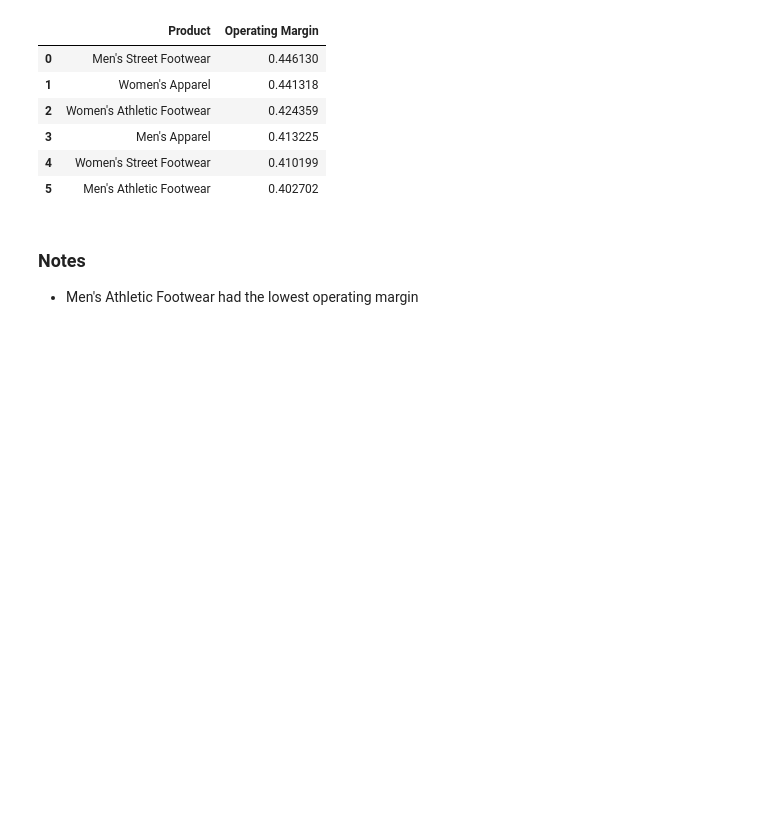
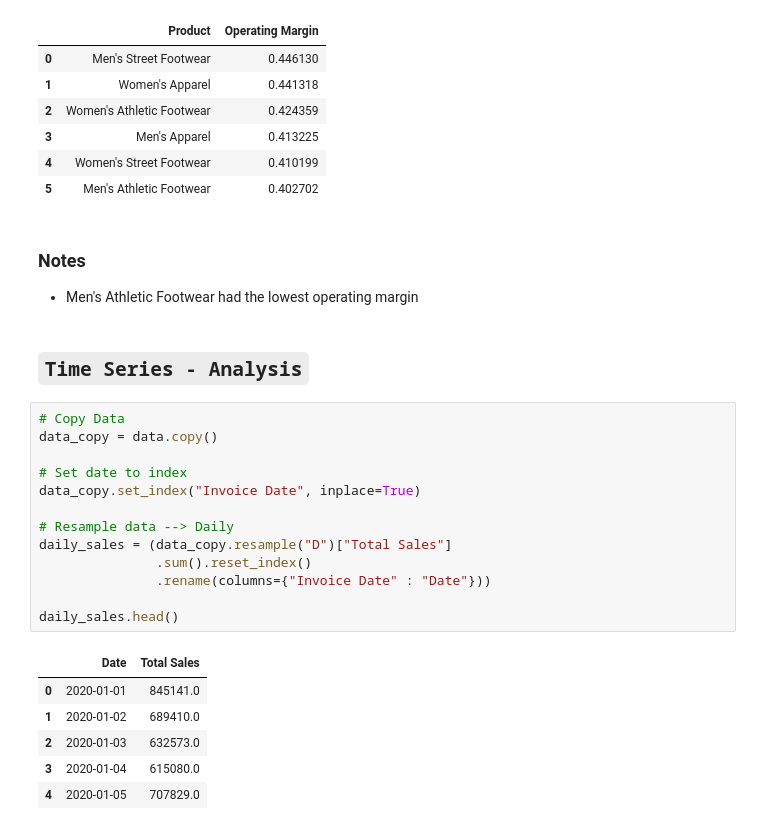
Before and after one commit to murithidenisgitobu/Adidas-Sales-Analysis-Across-the-US, a Jupyter notebook: Jupyter Notebook/adidas_notebook.ipynb, the cells around one changed output. Cells and saved outputs as stored; diff of their text form; blank space fills up the shorter version.

Commit message:
Time series

```diff
--- a/Jupyter Notebook/adidas_notebook.ipynb
+++ b/Jupyter Notebook/adidas_notebook.ipynb
@@ -962,3 +962,25 @@ data_prods
 ### Notes
 
 - Men's Athletic Footwear had the lowest operating margin
+# %% [markdown]
+## **`Time Series - Analysis`**
+# %%
+# Copy Data
+data_copy = data.copy()
+
+# Set date to index
+data_copy.set_index("Invoice Date", inplace=True)
+
+# Resample data --> Daily
+daily_sales = (data_copy.resample("D")["Total Sales"]
+               .sum().reset_index()
+               .rename(columns={"Invoice Date" : "Date"}))
+
+daily_sales.head()
+# %% [output]
+|  | Date | Total Sales |
+| 0 | 2020-01-01 | 845141.0 |
+| 1 | 2020-01-02 | 689410.0 |
+| 2 | 2020-01-03 | 632573.0 |
+| 3 | 2020-01-04 | 615080.0 |
+| 4 | 2020-01-05 | 707829.0 |
```
Also changed, not shown: parts of 2 cells of this notebook.
